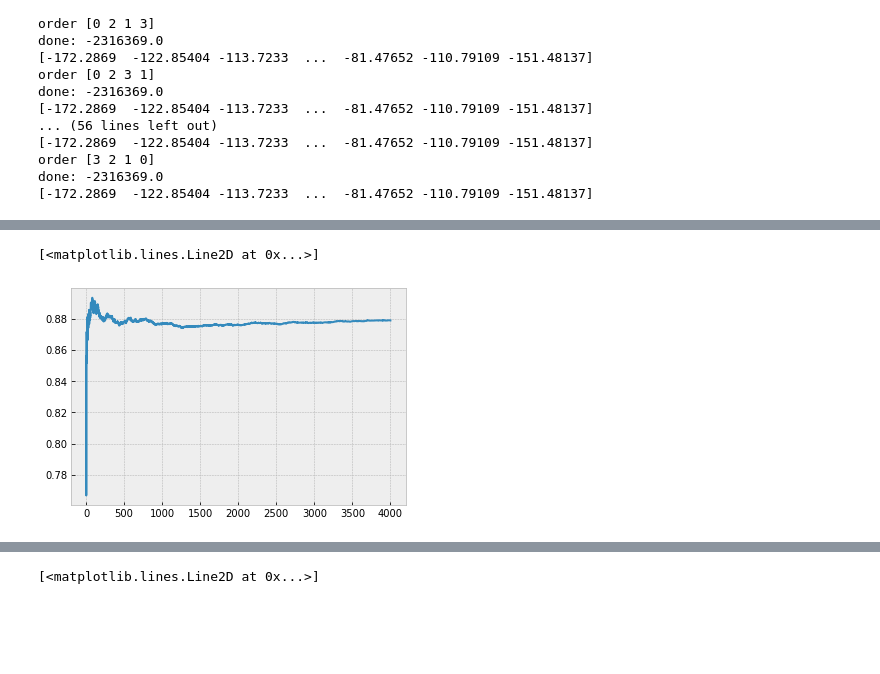
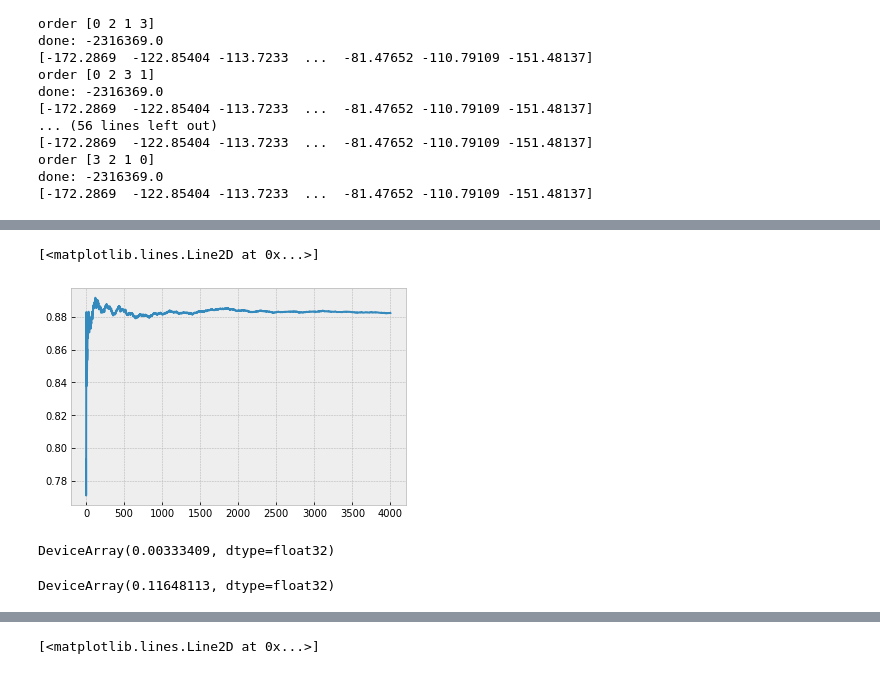
Before and after one commit to akotlar/multivariate-tada, a Jupyter notebook: project/sim5.ipynb, the cells around one changed output, grey strips where cells are left out. Drawn from its saved outputs; the diff is of its cells as text; code cells hidden in the pictures; blank space fills up the shorter version.

```diff
--- a/project/sim5.ipynb
+++ b/project/sim5.ipynb
@@ -1350,7 +1302,7 @@ run_params_exp2 = {
     "chain_method": 'parallel',
     "model_to_run": model,
     "jit_model_args": False,
-    "extra_fields": ("potential_energy", "accept_prob", "mean_accept_prob"),
+    "extra_fields": ("potential_energy", "energy", "accept_prob", "mean_accept_prob"),
 }
 
 random_key, _random_key = random.split(random_key)
@@ -1692,8 +1491,16 @@ array([0.95317 , 0.022515, 0.02302 , 0.001295])
 # %%
-plt.plot(mcmc_exp2[0].get_extra_fields()['mean_accept_prob'])
+plt.plot(best_chain_exp2.get_extra_fields()['mean_accept_prob'])
 # %% [output]
 [<matplotlib.lines.Line2D at 0x...>]
-[figure, old version]
+[figure, new version]
+# %%
+best_chain_exp2.get_extra_fields()['mean_accept_prob'].std()
+# %% [output]
+DeviceArray(0.00333409, dtype=float32)
+# %%
+best_chain_exp2.get_extra_fields()['accept_prob'].std()
+# %% [output]
+DeviceArray(0.11648113, dtype=float32)
 # %%
 from numpyro.infer import Predictive
 
```
Also changed, not shown: parts of 83 cells of this notebook, 1 other file.
